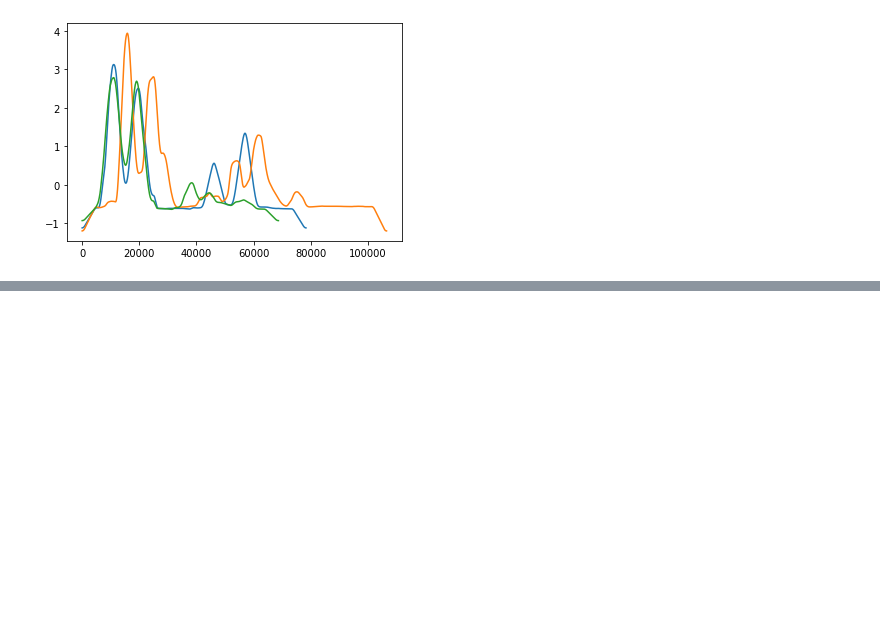
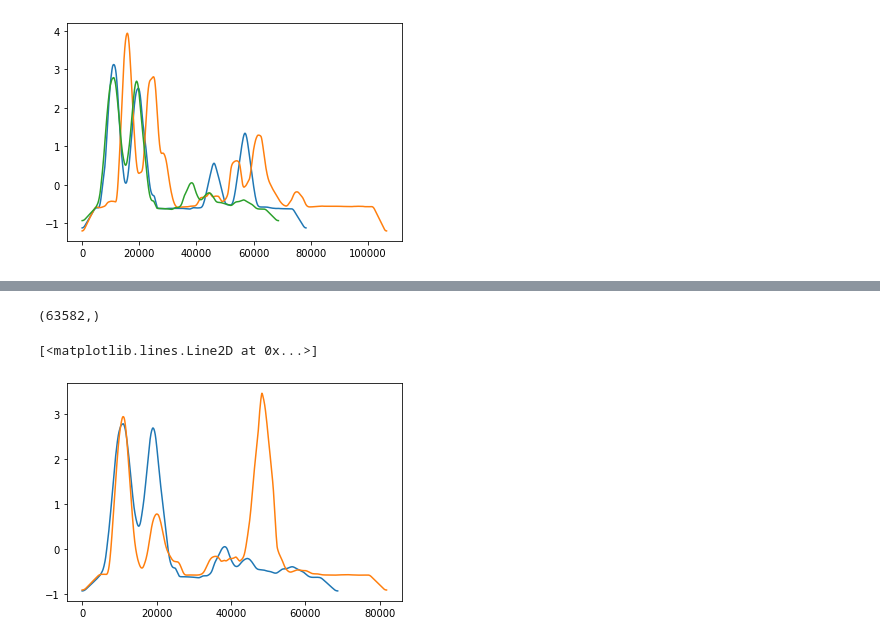
Before and after one commit to ijc8/acr, a Jupyter notebook: Baseline.ipynb, the cells around one changed output, grey strips where cells are left out. Drawn from its saved outputs; the diff is of its cells as text; code cells hidden in the pictures; blank space fills up the shorter version.

```diff
--- a/Baseline.ipynb
+++ b/Baseline.ipynb
@@ -223,0 +262,13 @@ print(end - start)
+# %%
+subject = 0
+train = np.vstack((letters[:subject], letters[subject+1:]))
+test = letters[subject][None]
+print(test[0,0,0].shape)
+# %% [output]
+(63582,)
+# %%
+plt.plot(some_filter(test[0,0,0]))
+plt.plot(filtered_train[0,0,0])
+# %% [output]
+[<matplotlib.lines.Line2D at 0x...>]
+[figure, added]
```
Also changed, not shown: parts of 10 cells of this notebook, 1 other file.
